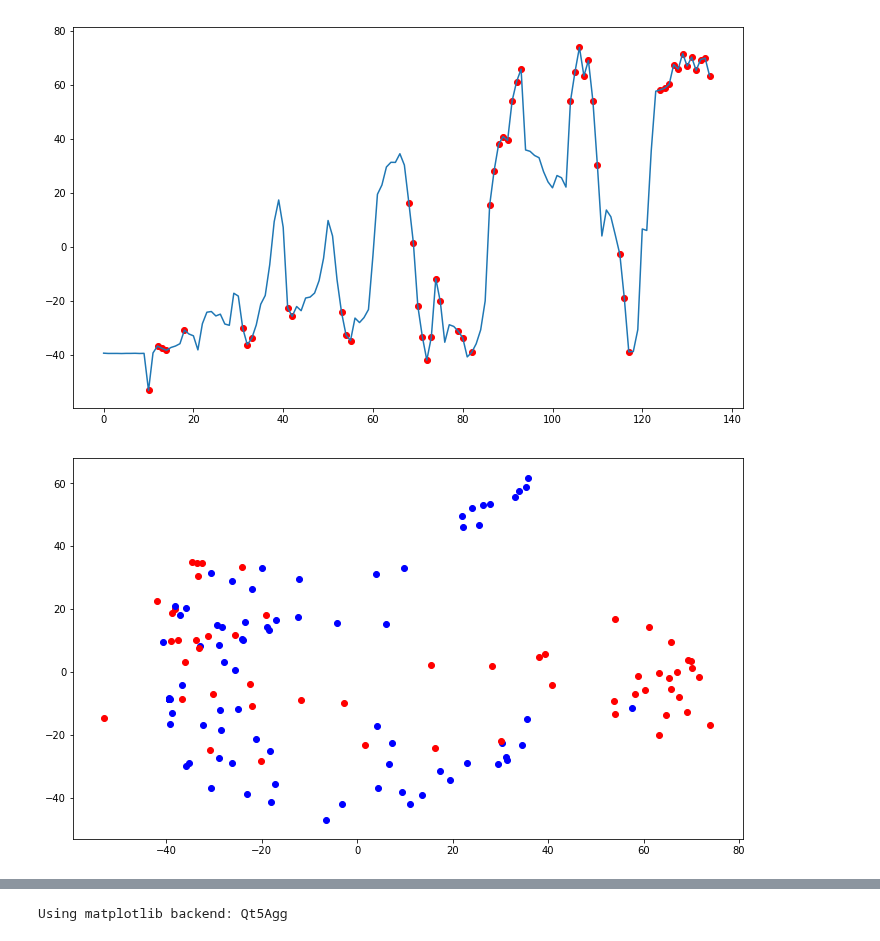
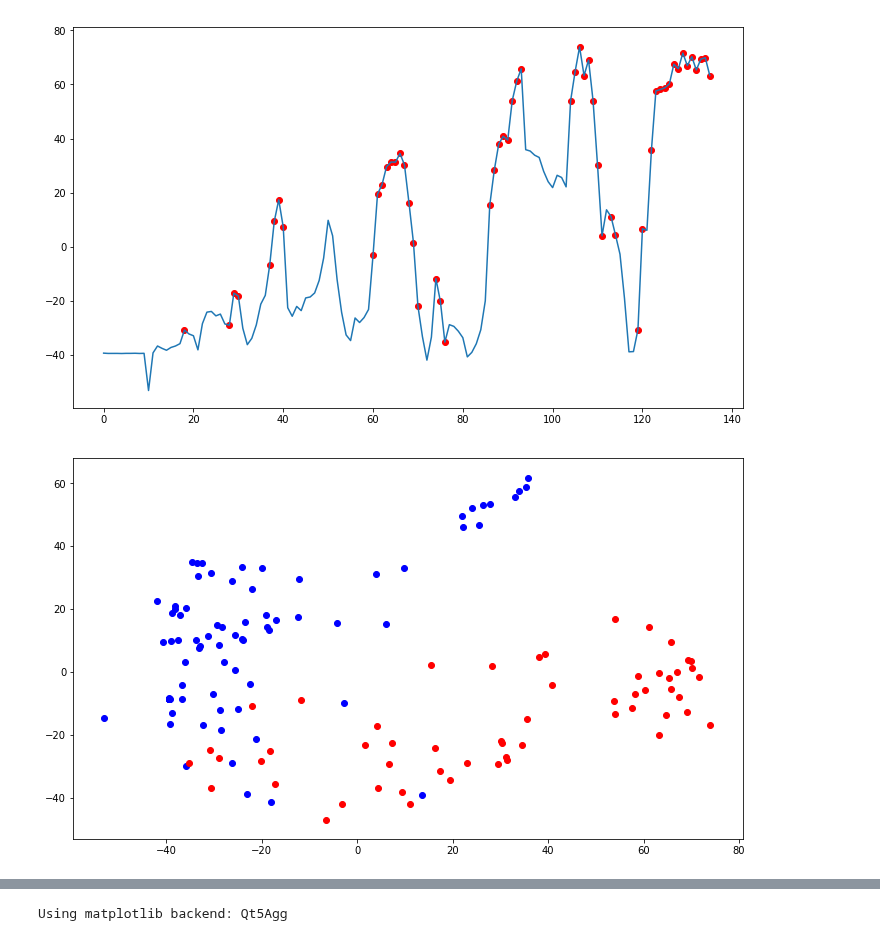
Before and after one commit to pratikluitel/SP-Cup, a Jupyter notebook: testingAlgos.ipynb, the cells around one changed output, grey strips where cells are left out. Saved outputs shown, nothing was run; the diff lists cells and outputs as text; code cells hidden in the pictures.

```diff
--- a/testingAlgos.ipynb
+++ b/testingAlgos.ipynb
@@ -141,7 +141,7 @@ plot_anomalies_in_2D(z2_score.T, anomalyPrediction2)
 from sklearn.svm import OneClassSVM
 
 #fit model
-oneclass = OneClassSVM(kernel='linear', nu=0.96)
+oneclass = OneClassSVM(kernel='linear', nu=0.97)
 oneclass.fit(trainData)
 
 #predict anomalies
@@ -163,3 +163,3 @@ plot_anomalies_in_2D(z2_score.T, anomalyPredictionSVM2)
-[figure, old version]
+[figure, new version]
-[figure, old version]
+[figure, new version]
 # %%
```
Also changed, not shown: parts of 5 cells of this notebook, 1 other file.
